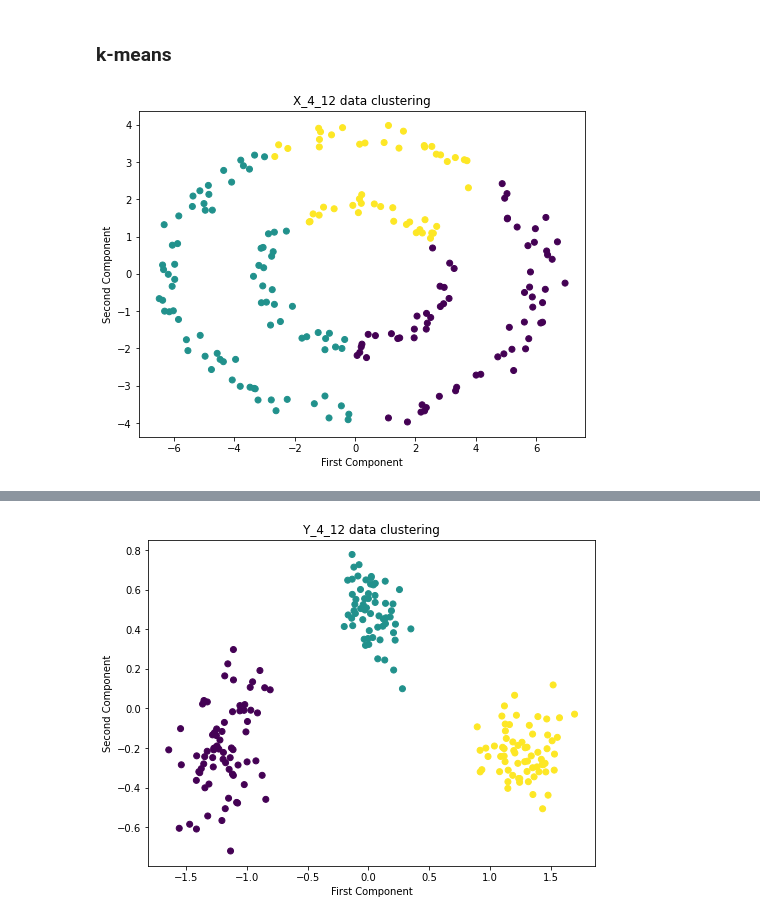
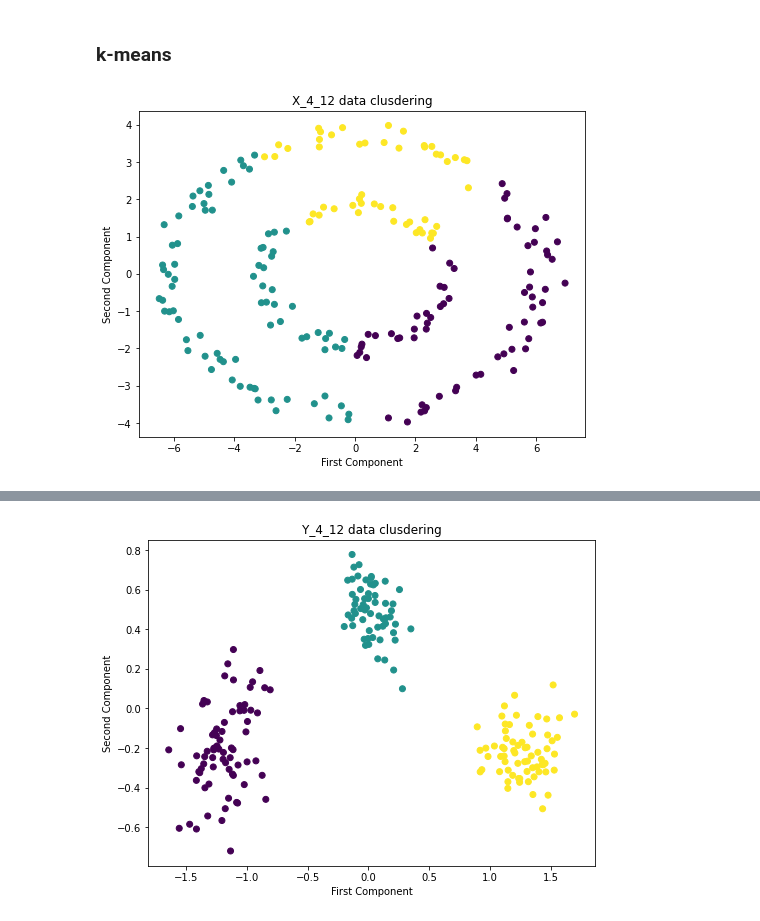
Before and after one commit to HSEDataAnalysis/LAB3, a Jupyter notebook: main.ipynb, the cells around one changed output, grey strips where cells are left out. Cells and saved outputs as stored; diff of their text form; code cells hidden in the pictures.

```diff
--- a/main.ipynb
+++ b/main.ipynb
@@ -248,6 +242,14 @@ def compute_modularity(G, labels):
     dict_labels = {i: np.where(labels == i)[0] for i in range(min_cluster_num, max_cluster_num + 1)}
     array_labels = [dict_labels[i] for i in range(min_cluster_num, max_cluster_num + 1)]
     return nx_comm.modularity(G, array_labels)
+# %%
+def draw_clusters(first_component, second_component, clusters, distribution: str = "X"):
+    plt.figure(figsize=(8, 6))
+    plt.scatter(first_component, second_component, c=clusters)
+    plt.title(f"{distribution}_4_12 data clusdering")
+    plt.ylabel('Second Component')
+    plt.xlabel('First Component')
+    plt.show()
 # %% [markdown]
 ### k-means
 # %%
@@ -336,14 +419,9 @@ Modularity = 0.4961736900027383
 ### k-means
 # %%
 k_means_clusters_x = KMeans(n_clusters=3).fit_predict(df_x)
-plt.figure(figsize=(8, 6))
-plt.scatter(res_pca_x[:, 0], res_pca_x[:, 1], c=k_means_clusters_x)
-plt.title("X_4_12 data clustering")
-plt.ylabel('Second Component')
-plt.xlabel('First Component')
-plt.show()
+draw_clusters(res_pca_x[:, 0], res_pca_x[:, 1],k_means_clusters_x)
 # %% [output]
-[figure, old version]
+[figure, new version]
 # %%
 print('Modularity =', compute_modularity(G_x, k_means_clusters_x))
 # %% [output]
```
Also changed, not shown: parts of 29 cells of this notebook.
